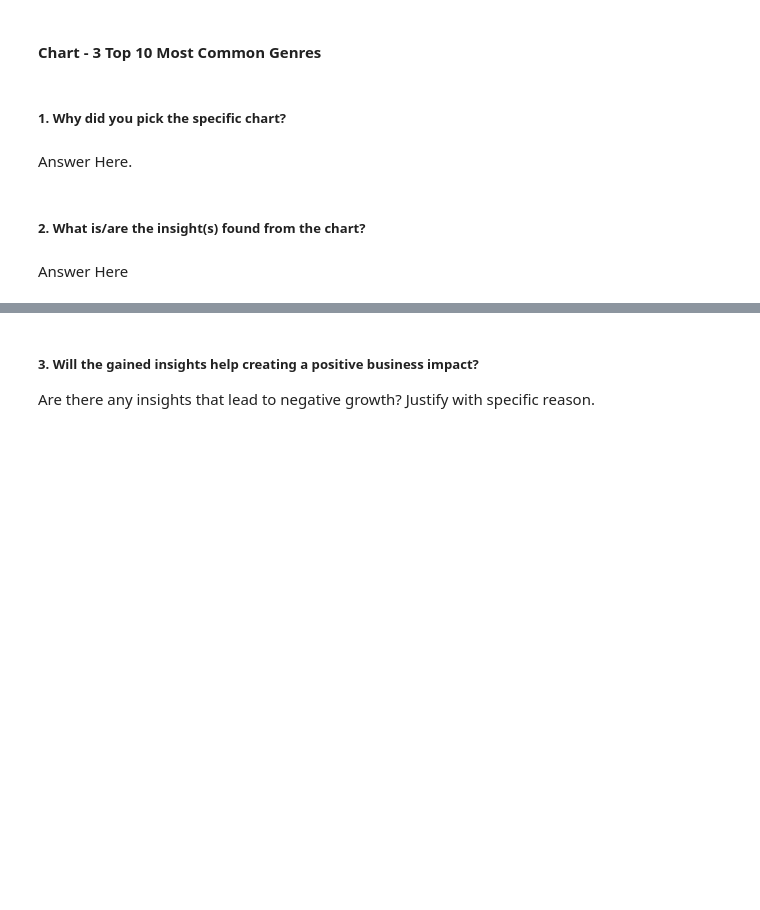
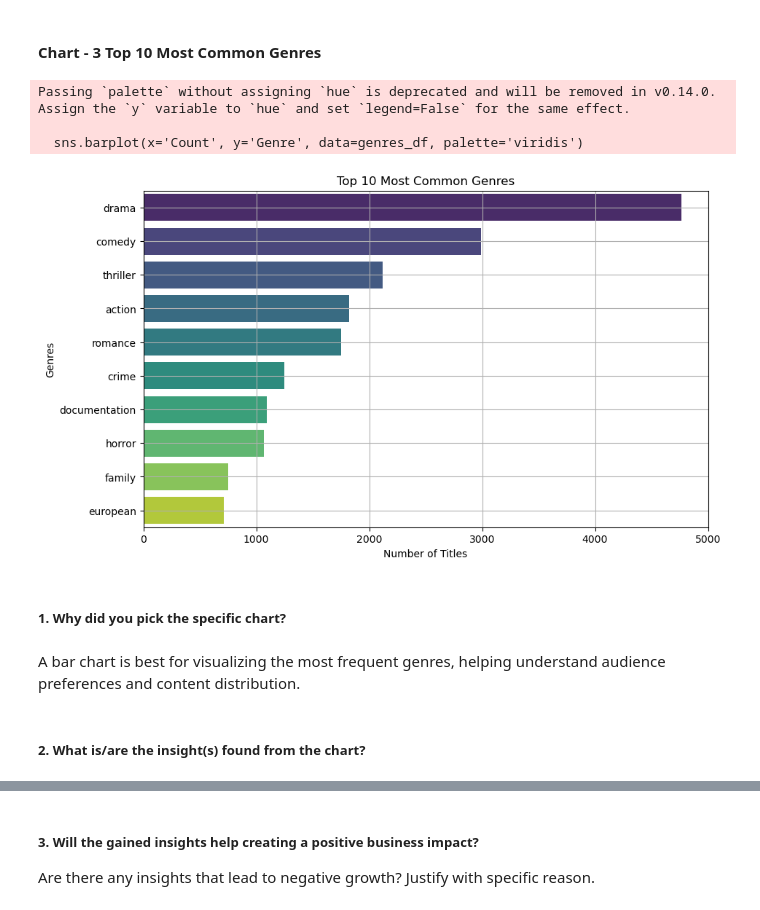
Before and after one commit to Shanmuganathan2004/Labmentix-Internship, a Jupyter notebook: WEEK-2/ML-week2-submission.ipynb, the cells around one changed output, grey strips where cells are left out. Drawn from its saved outputs; the diff is of its cells as text; code cells hidden in the pictures; blank space fills up the shorter version.

```diff
--- a/WEEK-2/ML-week2-submission.ipynb
+++ b/WEEK-2/ML-week2-submission.ipynb
@@ -451,8 +449,31 @@ Are there any insights that lead to negative growth? Justify with specific reaso
+# %%
+# Chart - 3 visualization code
+# Extract all genres and count occurrences
+from collections import Counter
+
+all_genres = [genre for sublist in titles_df['genres'] for genre in sublist]
+genre_counts = Counter(all_genres)
+top_10_genres = genre_counts.most_common(10)
+
+# Convert to DataFrame for plotting
+genres_df = pd.DataFrame(top_10_genres, columns=['Genre', 'Count'])
+
+# Plot bar chart
+plt.figure(figsize=(10, 6))
+sns.barplot(x='Count', y='Genre', data=genres_df, palette='viridis')
+plt.title('Top 10 Most Common Genres')
+plt.xlabel('Number of Titles')
+plt.ylabel('Genres')
+plt.grid(True)
+plt.show()
+# %% [output]
+Passing `palette` without assigning `hue` is deprecated and will be removed in v0.14.0. Assign the `y` variable to `hue` and set `legend=False` for the same effect.
+
+  sns.barplot(x='Count', y='Genre', data=genres_df, palette='viridis')
+[figure, added]
 # %% [markdown]
 ##### 1. Why did you pick the specific chart?
-# %% [markdown]
-Answer Here.
+# %% [markdown]
+A bar chart is best for visualizing the most frequent genres, helping understand audience preferences and content distribution.
 # %% [markdown]
 ##### 2. What is/are the insight(s) found from the chart?
-# %% [markdown]
-Answer Here
```
Also changed, not shown: parts of 13 cells of this notebook.
